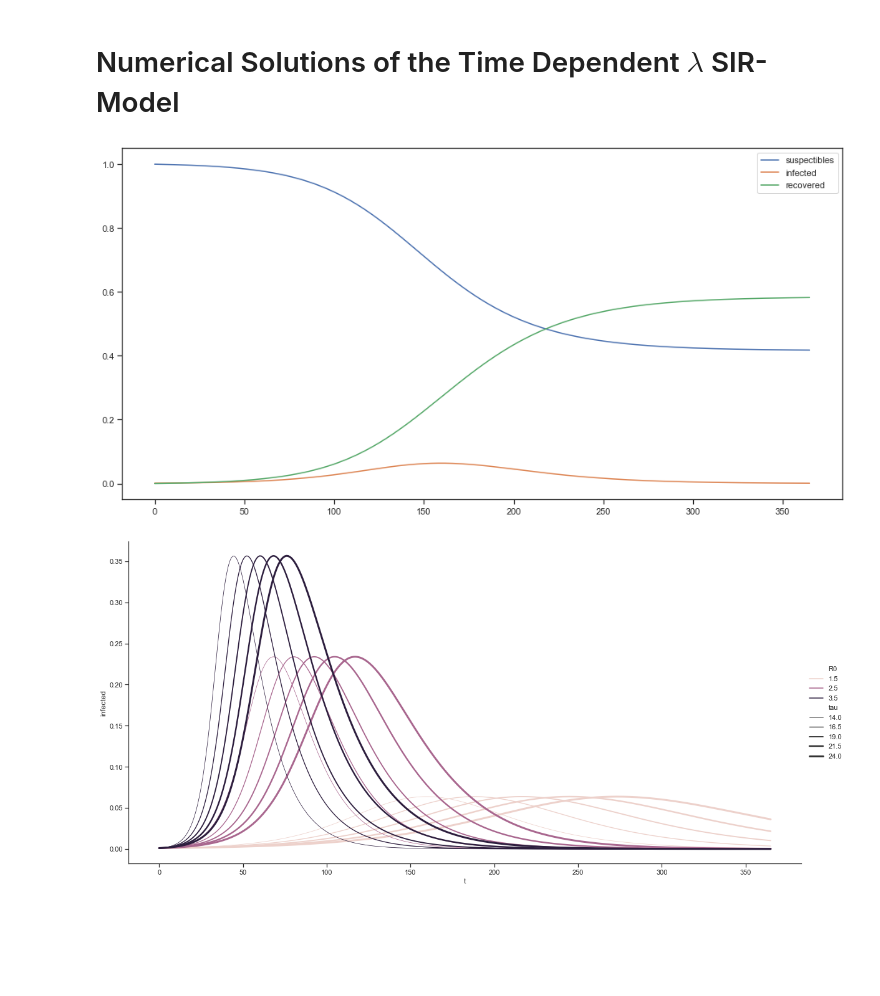
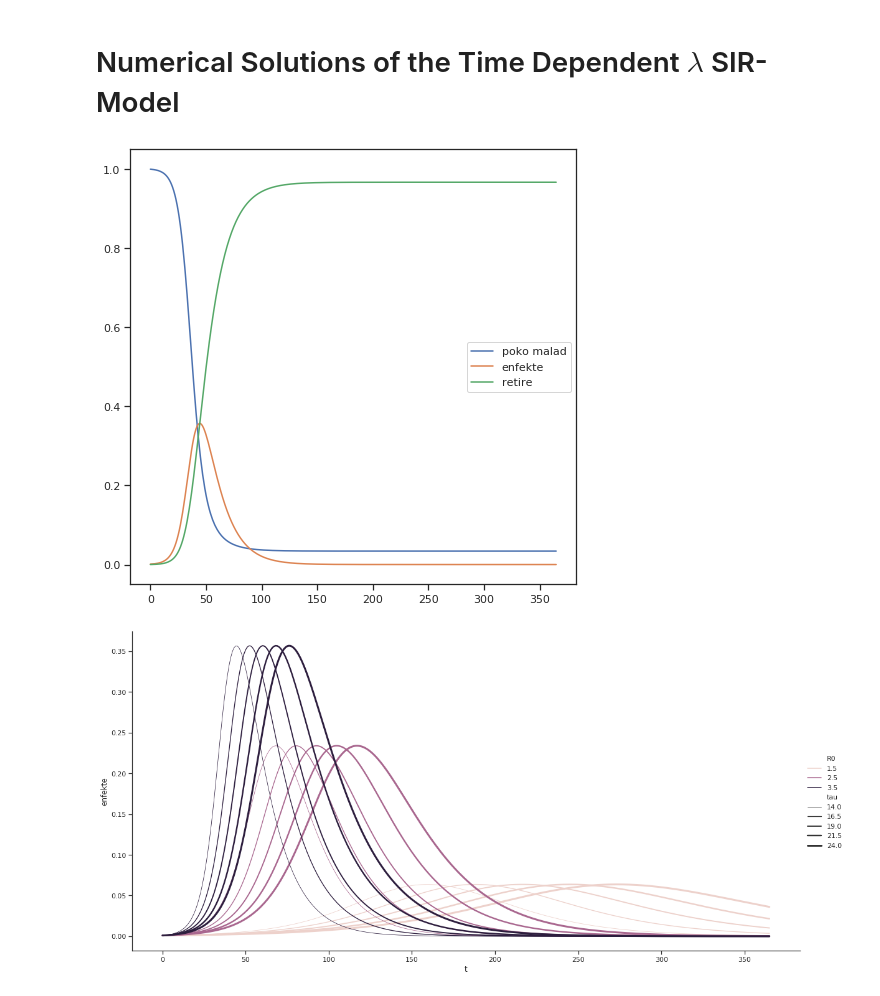
Before and after one commit to tipanverella/EpidemicModels, a Jupyter notebook: notebooks/SIR_DiffEq_Models.ipynb, the cells around one changed output. Cells and saved outputs as stored; diff of their text form; code cells hidden in the pictures; blank space fills up the shorter version.

```diff
--- a/notebooks/SIR_DiffEq_Models.ipynb
+++ b/notebooks/SIR_DiffEq_Models.ipynb
@@ -77,17 +77,19 @@ def nume_sir(tau, R0, horizon=365, with_plot=False):
     i0 = 1 -s0 -r0
     t = np.linspace(0,horizon,1+horizon)
     sol_df = pd.DataFrame(sp.integrate.odeint(sir, [s0, i0, r0], t, args=(tau, R0)),
-                          columns=['suspectibles', 'infected', 'recovered'],
+                          columns=['poko malad', 'enfekte', 'retire'],
                           index=t)
     if with_plot:
-        sol_df.plot(figsize=(16,8))
+        ax=sol_df.plot(figsize=(8,8))
+        fig = ax.get_figure()
+        fig.savefig(f"../writeups/images/SIR_{str(R0)}_.png")
     sol_df['tau'] = round(tau,1)
     sol_df['R0'] = str(R0)
     return sol_df.reset_index().rename(columns={'index':'t'})
 # %%
-df = nume_sir(14,1.5, 365,with_plot=True)
+df = nume_sir(14,3.5, 365,with_plot=True)
 # %% [output]
-[figure, old version]
+[figure, new version]
 # %%
 study = pd.concat([nume_sir(tau,R0) for tau in np.linspace(14,24,5) for R0 in np.linspace(1.5, 3.5, 3)])
 # %%
```
Also changed, not shown: parts of 2 cells of this notebook, 10 other files.
